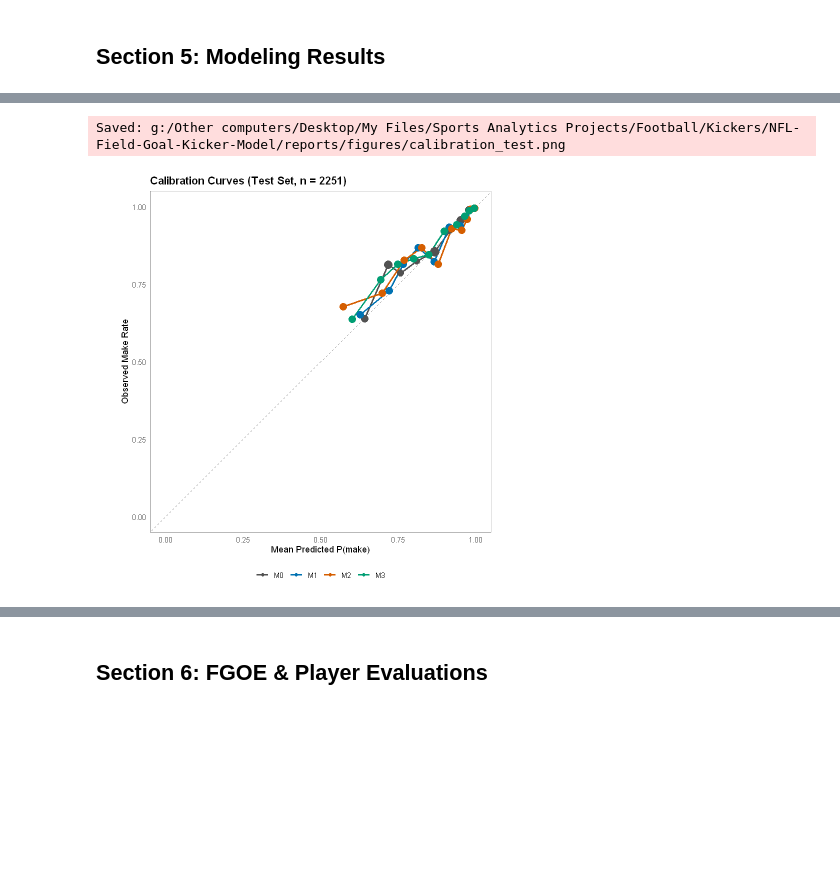
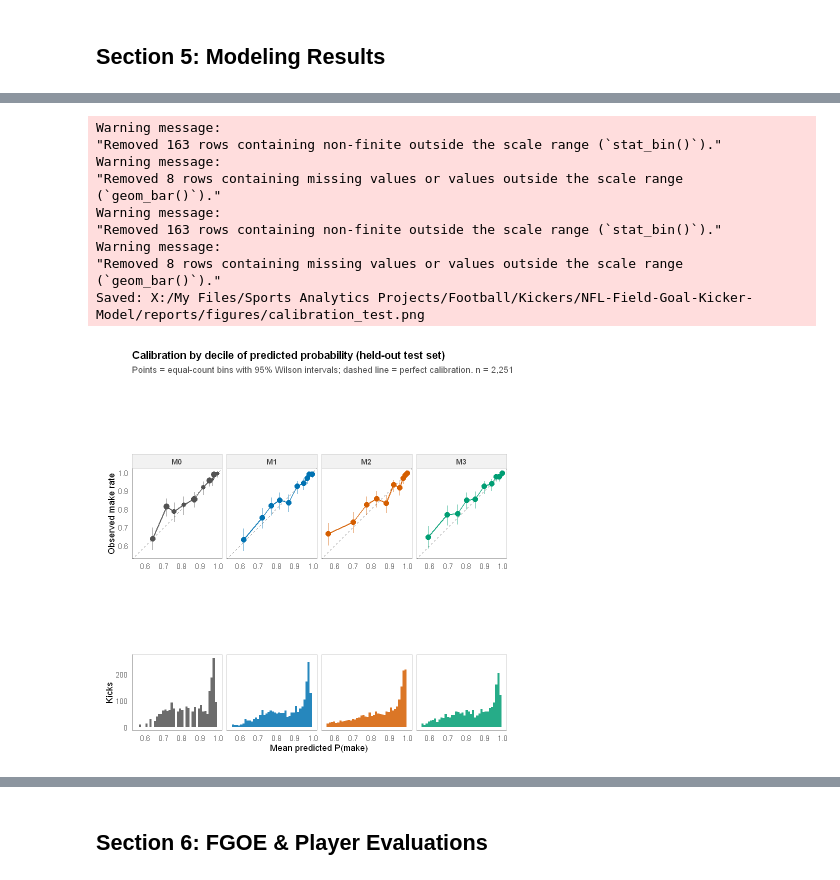
Before and after one commit to eker3777/NFL-Field-Goal-Kicker-Model, a Jupyter notebook: notebooks/05_visuals.ipynb, the cells around one changed output, grey strips where cells are left out. Drawn from its saved outputs; the diff is of its cells as text; code cells hidden in the pictures; blank space fills up the shorter version.

```diff
--- a/notebooks/05_visuals.ipynb
+++ b/notebooks/05_visuals.ipynb
@@ -341,24 +397,25 @@ Saved: g:/Other computers/Desktop/My Files/Sports Analytics Projects/Football/Ki
 # %%
-# --- Calibration Curves (Test Set) ---
-calib_df_test <- dplyr::bind_rows(
-  calib_data(y_test, preds_test$p_m0, label = 'M0'),
-  calib_data(y_test, preds_test$p_m1, label = 'M1'),
-  calib_data(y_test, preds_test$p_m2, label = 'M2'),
-  calib_data(y_test, preds_test$p_m3, label = 'M3')
+# --- Calibration Curves (Test Set) — same redesigned treatment ---
+p_calib_test <- build_calibration_fig(
+  list(M0 = preds_test$p_m0, M1 = preds_test$p_m1,
+       M2 = preds_test$p_m2, M3 = preds_test$p_m3),
+  y_test,
+  'Calibration by decile of predicted probability (held-out test set)',
+  paste0('Points = equal-count bins with 95% Wilson intervals; dashed line = perfect calibration. n = ',
+         format(sum(!is.na(y_test)), big.mark = ','))
 )
-
-p_calib_test <- ggplot(calib_df_test, aes(pred, obs, colour = model)) +
-  geom_abline(slope = 1, intercept = 0, lty = 2, colour = 'grey50') +
-  geom_line(linewidth = 0.9) +
-  geom_point(aes(size = n)) +
-  scale_size_continuous(range = c(1.5, 5), guide = 'none') +
-  scale_colour_manual(values = model_cols) +
-  coord_equal(xlim = c(0, 1), ylim = c(0, 1)) +
-  labs(title = paste0('Calibration Curves (Test Set, n = ', nrow(preds_test), ')'),
-    x = 'Mean Predicted P(make)', y = 'Observed Make Rate', colour = NULL) +
-  theme_paper()
 print(p_calib_test)
-save_fig(p_calib_test, 'calibration_test.png')
+save_fig(p_calib_test, 'calibration_test.png', w = 11, h = 5.2)
 # %% [output]
-Saved: g:/Other computers/Desktop/My Files/Sports Analytics Projects/Football/Kickers/NFL-Field-Goal-Kicker-Model/reports/figures/calibration_test.png
+Warning message:
+"Removed 163 rows containing non-finite outside the scale range (`stat_bin()`)."
+Warning message:
+"Removed 8 rows containing missing values or values outside the scale range
+(`geom_bar()`)."
+Warning message:
+"Removed 163 rows containing non-finite outside the scale range (`stat_bin()`)."
+Warning message:
+"Removed 8 rows containing missing values or values outside the scale range
+(`geom_bar()`)."
+Saved: X:/My Files/Sports Analytics Projects/Football/Kickers/NFL-Field-Goal-Kicker-Model/reports/figures/calibration_test.png
-[figure, old version]
+[figure, new version]
```
Also changed, not shown: parts of 39 cells of this notebook, 2 other files.
